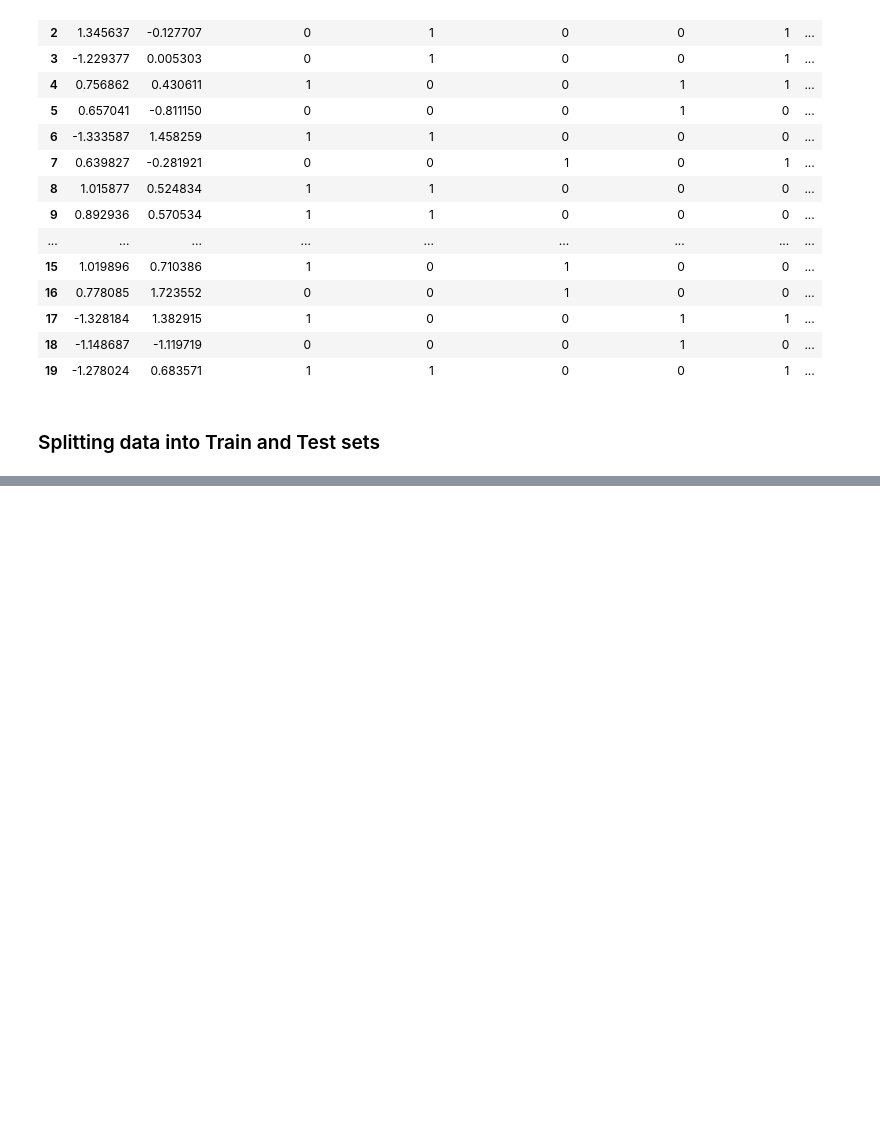
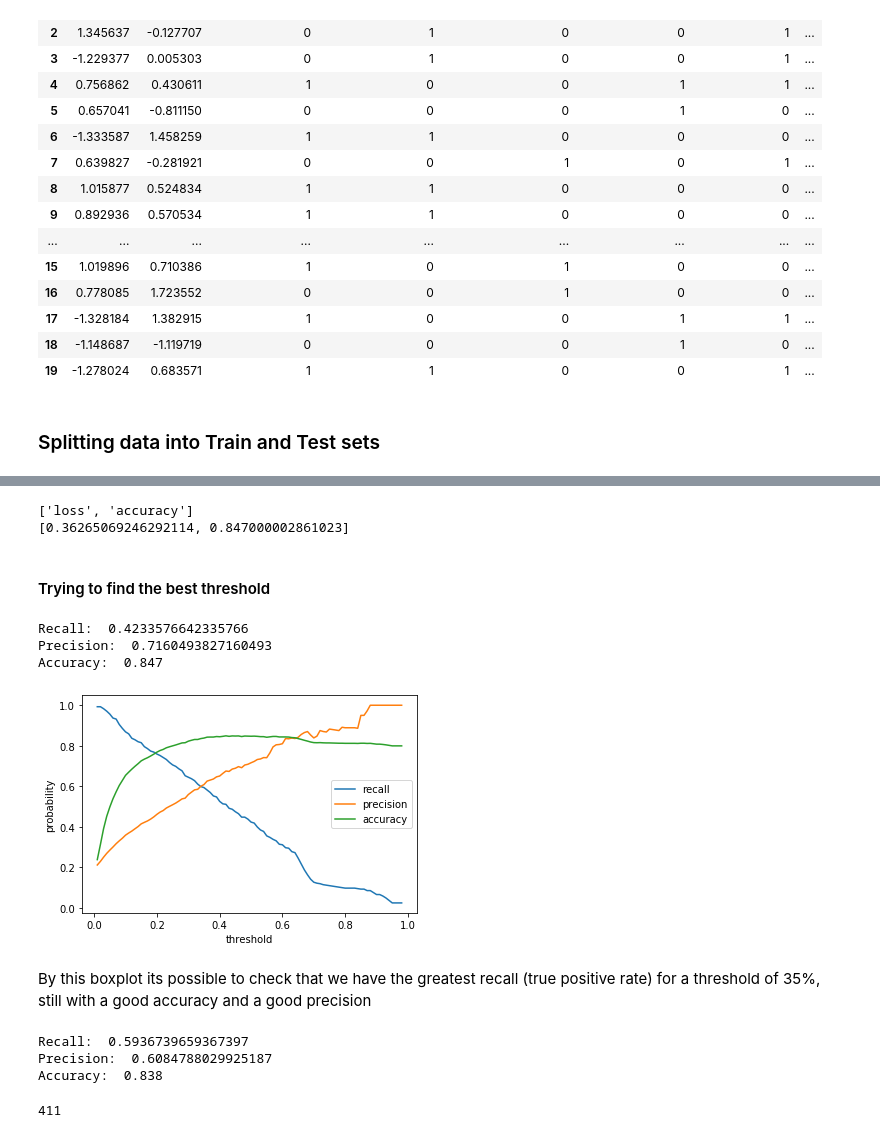
Before and after one commit to rmaciel-prog/PGP-IAML, a Jupyter notebook: Project-BankChurnPrediction-NeuralNets.ipynb, the cells around one changed output, grey strips where cells are left out. Drawn from its saved outputs; the diff is of its cells as text; code cells hidden in the pictures; blank space fills up the shorter version.

```diff
--- a/Project-BankChurnPrediction-NeuralNets.ipynb
+++ b/Project-BankChurnPrediction-NeuralNets.ipynb
@@ -245,0 +299,10 @@ print(results)
+# %%
+model2 = Sequential()
+model2.add(Dense(64, input_shape = (12,), activation = 'relu'))
+model2.add(Dense(32, activation = 'relu'))
+model2.add(Dense(8, activation = 'relu'))
+model2.add(Dense(1, activation = 'sigmoid'))
+sgd = optimizers.Adam(lr = 0.001)
+model2.compile(optimizer = sgd, loss = 'binary_crossentropy', metrics=['accuracy'])
+
+model2.fit(X_train, y_train, batch_size = 700, epochs = 20, verbose = 1)
@@ -245,0 +332,58 @@ print(results)
+# %%
+print(model.metrics_names)
+print(results)
+# %% [output]
+['loss', 'accuracy']
+[0.36265069246292114, 0.847000002861023]
+# %%
+y_predict2 = model2.predict(X_test)
+# %% [markdown]
+#### Trying to find the best threshold
+# %%
+y_pred2 = []
+
+for val in y_predict2:
+    if val > 0.5:
+        y_pred2.append(1)
+    else:
+        y_pred2.append(0)
+# %%
+print('Recall: ', metrics.recall_score(y_test, y_pred2))
+print('Precision: ', metrics.precision_score(y_test, y_pred2))
+print('Accuracy: ', metrics.accuracy_score(y_test, y_pred2))
+# %% [output]
+Recall:  0.4233576642335766
+Precision:  0.7160493827160493
+Accuracy:  0.847
+# %%
+### Serching for the best threshold
+thresholds = np.arange(0.01, 0.99, 0.01)
+
+recall = []
+precision = []
+accuracy = []
+
+for threshold in thresholds:
+    y_pred2 = []
+    for val in y_predict2:
+        if val > threshold:
+            y_pred2.append(1)
+        else:
+            y_pred2.append(0)
+    recall.append(metrics.recall_score(y_test, y_pred2))
+    precision.append(metrics.precision_score(y_test, y_pred2))
+    accuracy.append(metrics.accuracy_score(y_test, y_pred2))
+
+
+plt.plot(thresholds, recall, label='recall')
+plt.plot(thresholds, precision, label='precision')
+plt.plot(thresholds, accuracy, label='accuracy')
+plt.xlabel('threshold')
+plt.ylabel('probability')
+plt.title='Tradeoff  Recall x Precision'
+plt.legend()
+plt.show()
+# %% [output]
+[figure, added]
+# %% [markdown]
+By this boxplot its possible to check that we have the greatest recall (true positive rate) for a threshold of 35%, still with a good accuracy and a good precision
@@ -245,0 +398,12 @@ print(results)
+# %%
+print('Recall: ', metrics.recall_score(y_test, y_pred2))
+print('Precision: ', metrics.precision_score(y_test, y_pred2))
+print('Accuracy: ', metrics.accuracy_score(y_test, y_pred2))
+# %% [output]
+Recall:  0.5936739659367397
+Precision:  0.6084788029925187
+Accuracy:  0.838
+# %%
+sum(y_test)
+# %% [output]
+411
```
Also changed, not shown: parts of 21 cells of this notebook.
